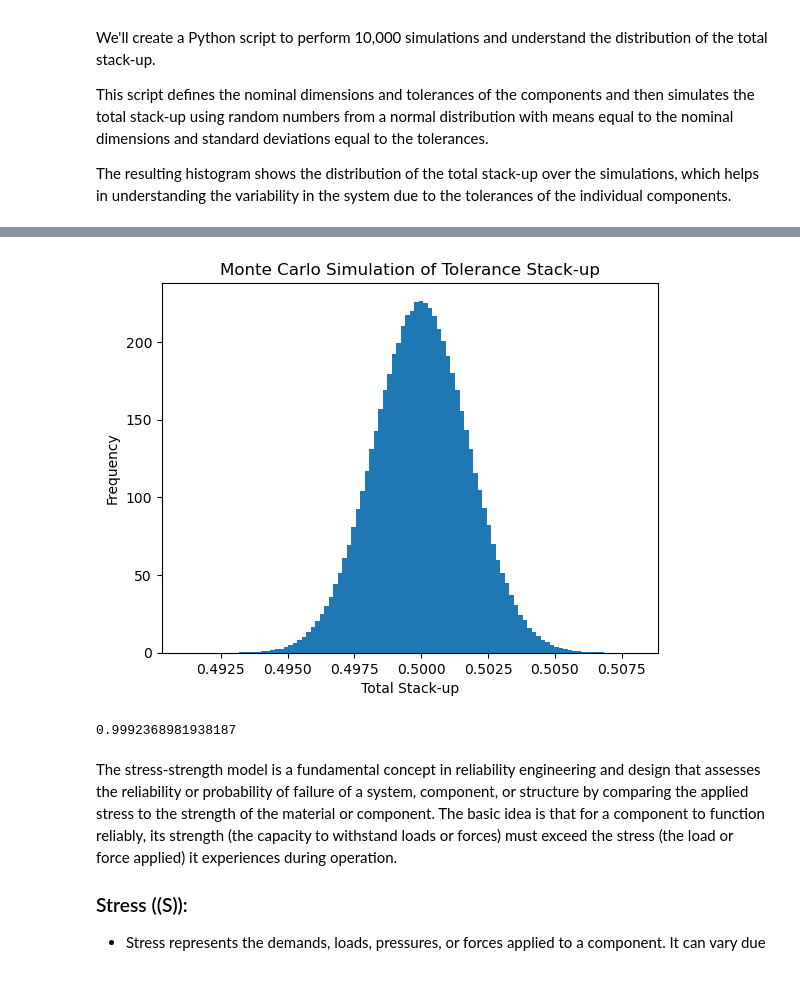
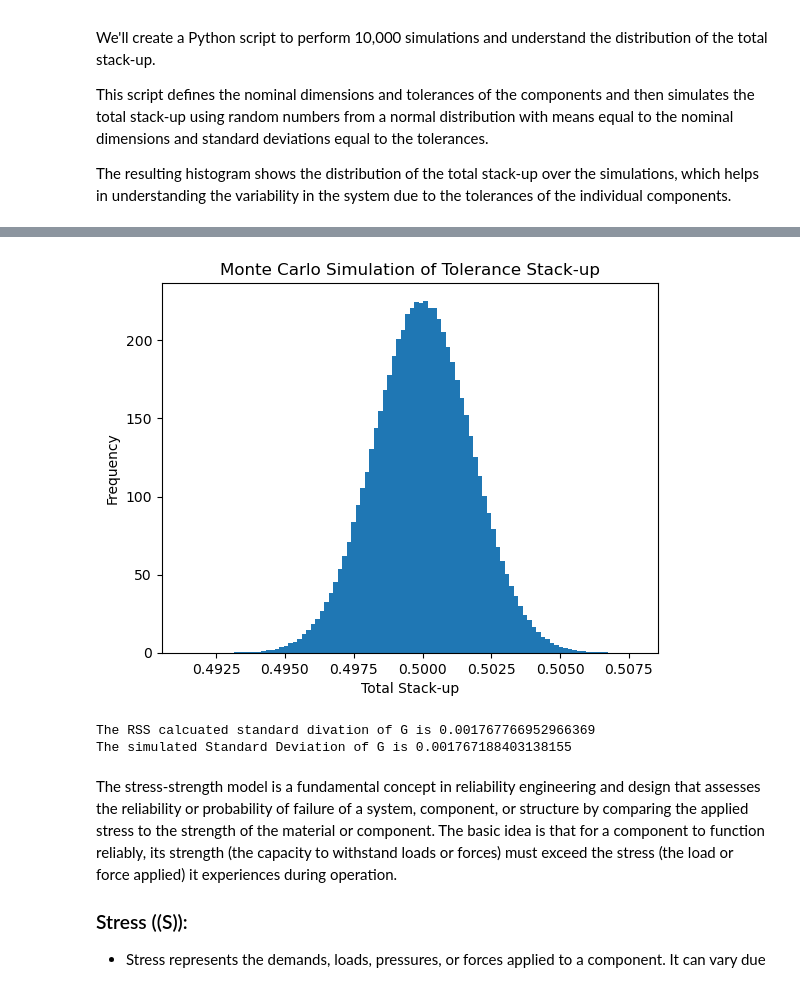
Before and after one commit to noriskworld/robust, a Jupyter notebook: robust.ipynb, the cells around one changed output, grey strips where cells are left out. Cells and saved outputs as stored; diff of their text form; code cells hidden in the pictures.

```diff
--- a/robust.ipynb
+++ b/robust.ipynb
@@ -52,13 +17,19 @@ plt.show()
 # %%
+import random
+import matplotlib.pyplot as plt
+
 import numpy as np
 import pandas as pd
 from io import StringIO
-df_csv = """X,mu,sigma
-B1, 50, 0.5
-B2, 20, 01
-B3, 30, 0.2
-E, 100.1, 0.3
+
+from Tol_MC import *
+
+df_csv = """name,nominal,upper_tol,lower_tol,sigma_level
+B1, 50, 0.5, -0.5, 3
+B2, 20, 01, -0.1, 3
+B3, 30, 0.2, -0.2, 3
+E, 100.1, 0.3, -0.3, 3
 """
-df_X = pd.read_csv(StringIO(df_csv))
+df_X = read_and_prepare_df(StringIO(df_csv))
 df_X
 # %% [output]
@@ -112,0 +41,9 @@ np.sqrt(np.sum(np.square(df_X.sigma)))
+# %%
+transf_formula = "Gap = E - B1 - B2 - B3"
+N_SIM = int(1e6)
+
+if df_X is not None:
+    results = monte_carlo_tolerancing(df_X, transf_formula , N_SIM)
+    print(results.describe(percentiles=[0.01, 0.05, 0.25, 0.5, 0.75, 0.95, 0.99]))
+else:
+    print("Error: Data frame could not be prepared.")
@@ -130,6 +77,7 @@ df_X
 # %%
-transf = "G = R1 / (R1 + R2)"
+path_to_csv = "resistors.csv"
+transf_formula = "G = R1 / (R1 + R2)"
 N_SIM = int(1e6)
-df = mc_tol(df_X, transf, N_SIM)
-df.describe()
+df_X = read_and_prepare_df(path_to_csv)
+df_X
 # %% [output]
@@ -144,0 +87,6 @@ df.describe()
+# %%
+if df_X is not None:
+    results = monte_carlo_tolerancing(df_X, transf_formula, N_SIM)
+    print(results.describe(percentiles=[0.01, 0.05, 0.25, 0.5, 0.75, 0.95, 0.99]))
+else:
+    print("Error: Data frame could not be prepared.")
@@ -145,16 +107,18 @@ df.describe()
 # %%
 # Plot histogram
-plt.hist(df.G, bins=100, density=True)
+plt.hist(results.G, bins=100, density=True)
 plt.xlabel('Total Stack-up')
 plt.ylabel('Frequency')
 plt.title('Monte Carlo Simulation of Tolerance Stack-up')
 plt.show()
 # %% [output]
-[figure, old version]
+[figure, new version]
-# %%
-0.005*np.sqrt(2)/4/df.G.std()
-# %% [output]
-0.9992368981938187
+# %%
+print(f'The RSS calcuated standard divation of G is {0.005*np.sqrt(2)/4}')
+print(f'The simulated Standard Deviation of G is {results.G.std()}')
+# %% [output]
+The RSS calcuated standard divation of G is 0.001767766952966369
+The simulated Standard Deviation of G is 0.001767188403138155
 # %% [markdown]
 The stress-strength model is a fundamental concept in reliability engineering and design that assesses the reliability or probability of failure of a system, component, or structure by comparing the applied stress to the strength of the material or component. The basic idea is that for a component to function reliably, its strength (the capacity to withstand loads or forces) must exceed the stress (the load or force applied) it experiences during operation.
 
```
Also changed, not shown: parts of 21 cells of this notebook.
